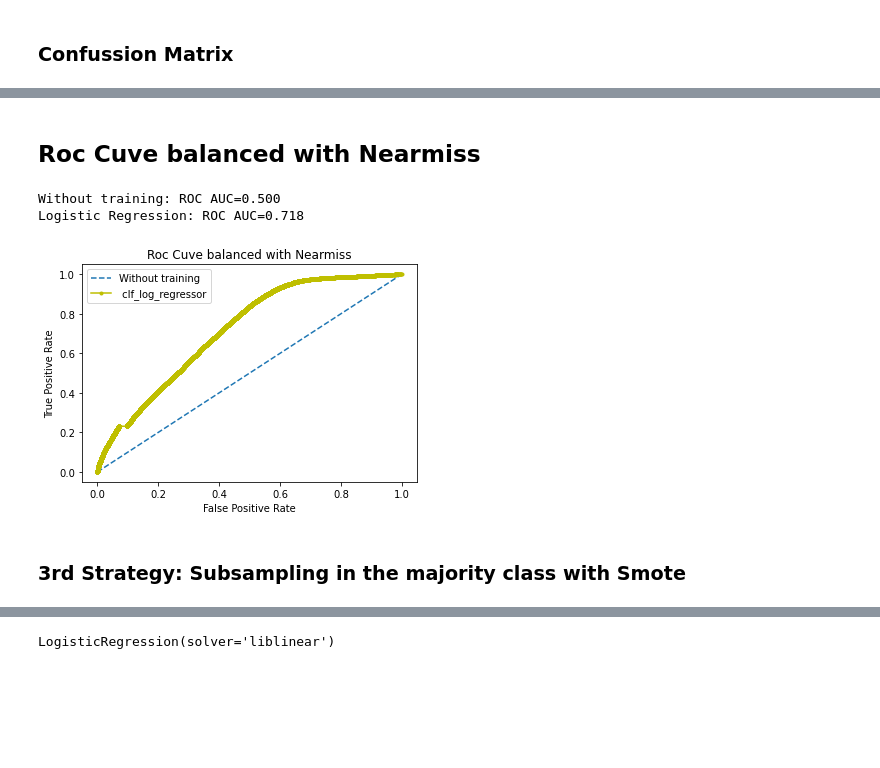
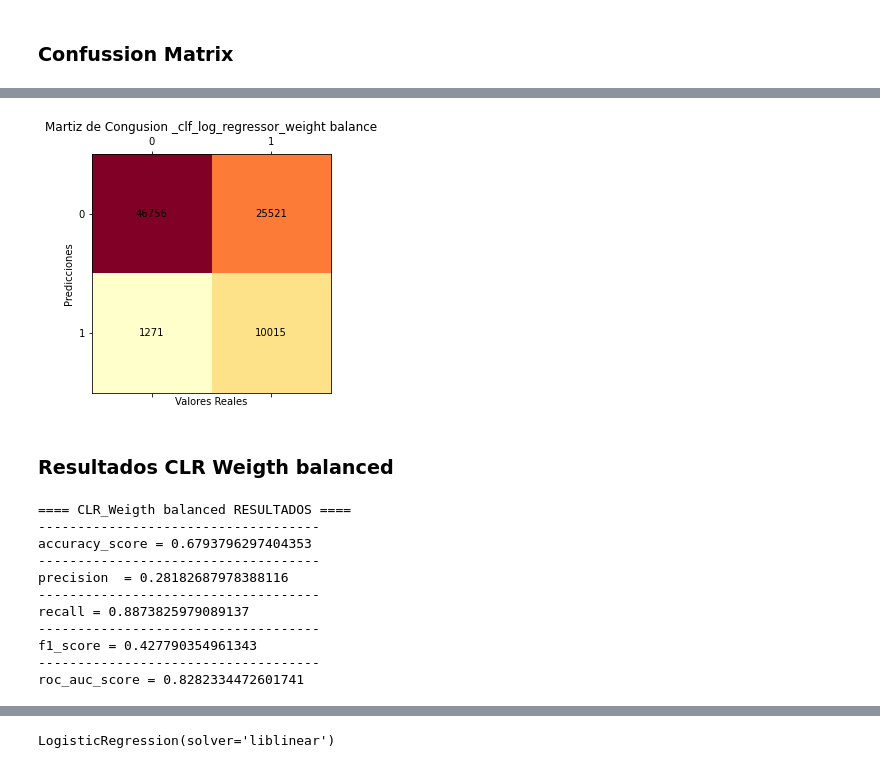
Before and after one commit to romayana/Financial-Product-Sales-Forecast-Model, a Jupyter notebook: Models/CLR_model.ipynb, the cells around one changed output, grey strips where cells are left out. Cells and saved outputs as stored; diff of their text form; code cells hidden in the pictures; blank space fills up the shorter version.

```diff
--- a/Models/CLR_model.ipynb
+++ b/Models/CLR_model.ipynb
@@ -412,31 +245,0 @@ roc_auc_score = 0.7183664949438875
-# %% [markdown]
-## Roc Cuve balanced with  Nearmiss
-# %%
-# We paint Roc Curve
-# We generate an untrained classifier, which will assign 0 to everything
-no_train = [0 for _ in range(len(X_test))]
-# We calculate the AUC
-ns_auc = roc_auc_score(y_test, no_train)
-lr_auc = roc_auc_score(y_test, clf_log_regressor_nm.predict_proba(X_test)[:, 1])
-# Print
-print('Without training: ROC AUC=%.3f' % (ns_auc))
-print('Logistic Regression: ROC AUC=%.3f' % (lr_auc))
-# We calculate the ROC curves
-ns_fpr, ns_tpr, _ = roc_curve(y_test, no_train)
-lr_fpr, lr_tpr, _ = roc_curve(y_test, clf_log_regressor_nm.predict_proba(X_test)[:, 1])
-# We paint the ROC curves
-pyplot.plot(ns_fpr, ns_tpr, linestyle='--', label='Without training')
-pyplot.plot(lr_fpr, lr_tpr, marker='.', label=' clf_log_regressor' , color = "y")
-# Axes labels
-pyplot.title('Roc Cuve balanced with Nearmiss')
-pyplot.xlabel('False Positive Rate')
-pyplot.ylabel('True Positive Rate')
-pyplot.legend()
-plt.savefig('C:/Users/manue/TFM/Financial-Product-Sales-Forecast-Model/Pictures/CLR Model - Roc Cuve Balanced with Nearmiss.png', dpi=75,bbox_inches='tight')
-pyplot.show()
-# %% [output]
-Without training: ROC AUC=0.500
-Logistic Regression: ROC AUC=0.718
-[figure, removed]
-# %% [markdown]
-### 3rd Strategy: Subsampling in the majority class  with __Smote__
@@ -445,0 +246,49 @@ sm = SMOTE(random_state = 2)
+# %%
+# Ploteamos la Matriz de Confusion
+confusion_matrix_clf_log_regressor_wb = confusion_matrix(y_test,clf_log_regressor_wb.predict(X_test))
+fig, ax = plt.subplots(figsize=(4, 7))
+ax.matshow(confusion_matrix_clf_log_regressor_wb, cmap=plt.cm.YlOrRd)
+for i in range(confusion_matrix_clf_log_regressor_wb.shape[0]):
+    for j in range(confusion_matrix_clf_log_regressor_wb.shape[1]):
+        ax.text(x=j, y=i, s=confusion_matrix_clf_log_regressor_wb[i, j], va='center', ha='center')
+
+plt.title('Martiz de Congusion _clf_log_regressor_weight balance')
+plt.xlabel('Valores Reales')
+plt.ylabel('Predicciones')
+plt.tight_layout()
+plt.savefig('C:/Users/manue/TFM/Financial-Product-Sales-Forecast-Model/Images/CLR Model - Confusion_matrix_clf_log_regressor_weight balance.png', dpi=75,bbox_inches='tight')
+plt.show()
+# %% [output]
+[figure, added]
+# %% [markdown]
+### Resultados CLR  Weigth balanced
+# %%
+accuracy_score_weigth_balance = accuracy_score(y_test,clf_log_regressor_wb.predict(X_test))
+precision_weigth_balance  = precision_score(y_test,clf_log_regressor_wb.predict(X_test))
+recall_weigth_balance = recall_score(y_test,clf_log_regressor_wb.predict(X_test))
+f1_score_weigth_balance = f1_score(y_test,clf_log_regressor_wb.predict(X_test))
+roc_auc_score_weigth_balance = roc_auc_score(y_test,clf_log_regressor_wb.predict_proba(X_test)[:, 1])
+
+print('==== CLR_Weigth balanced RESULTADOS ====')
+print('------------------------------------')
+print ('accuracy_score =', accuracy_score_weigth_balance)
+print('------------------------------------')
+print('precision  =',precision_weigth_balance)
+print('------------------------------------')
+print('recall =', recall_weigth_balance)
+print('------------------------------------')
+print('f1_score =', f1_score_weigth_balance)
+print('------------------------------------')
+print('roc_auc_score =', roc_auc_score_weigth_balance)
+# %% [output]
+==== CLR_Weigth balanced RESULTADOS ====
+------------------------------------
+accuracy_score = 0.6793796297404353
+------------------------------------
+precision  = 0.28182687978388116
+------------------------------------
+recall = 0.8873825979089137
+------------------------------------
+f1_score = 0.427790354961343
+------------------------------------
+roc_auc_score = 0.8282334472601741
```
Also changed, not shown: parts of 87 cells of this notebook, 6 other files.
